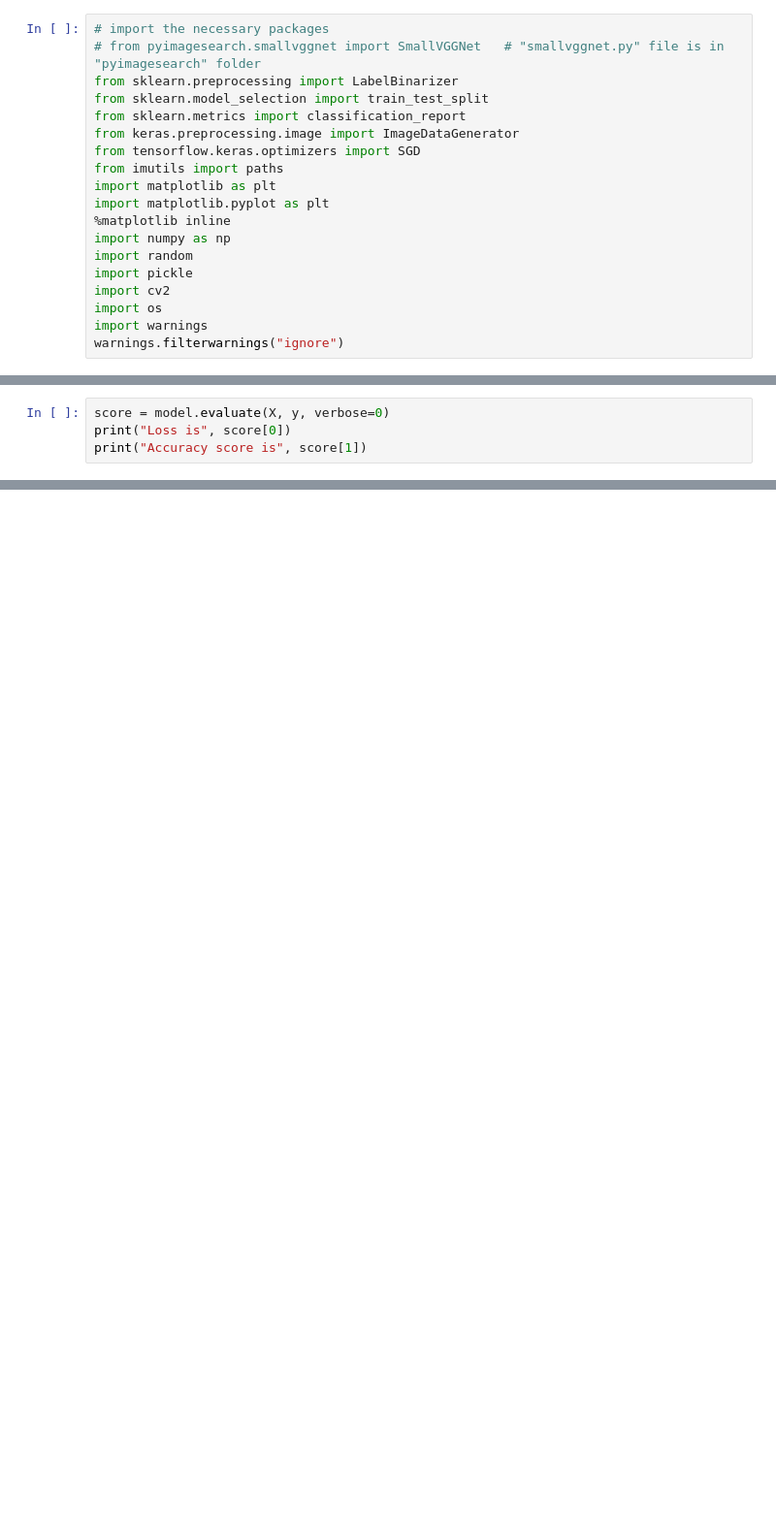
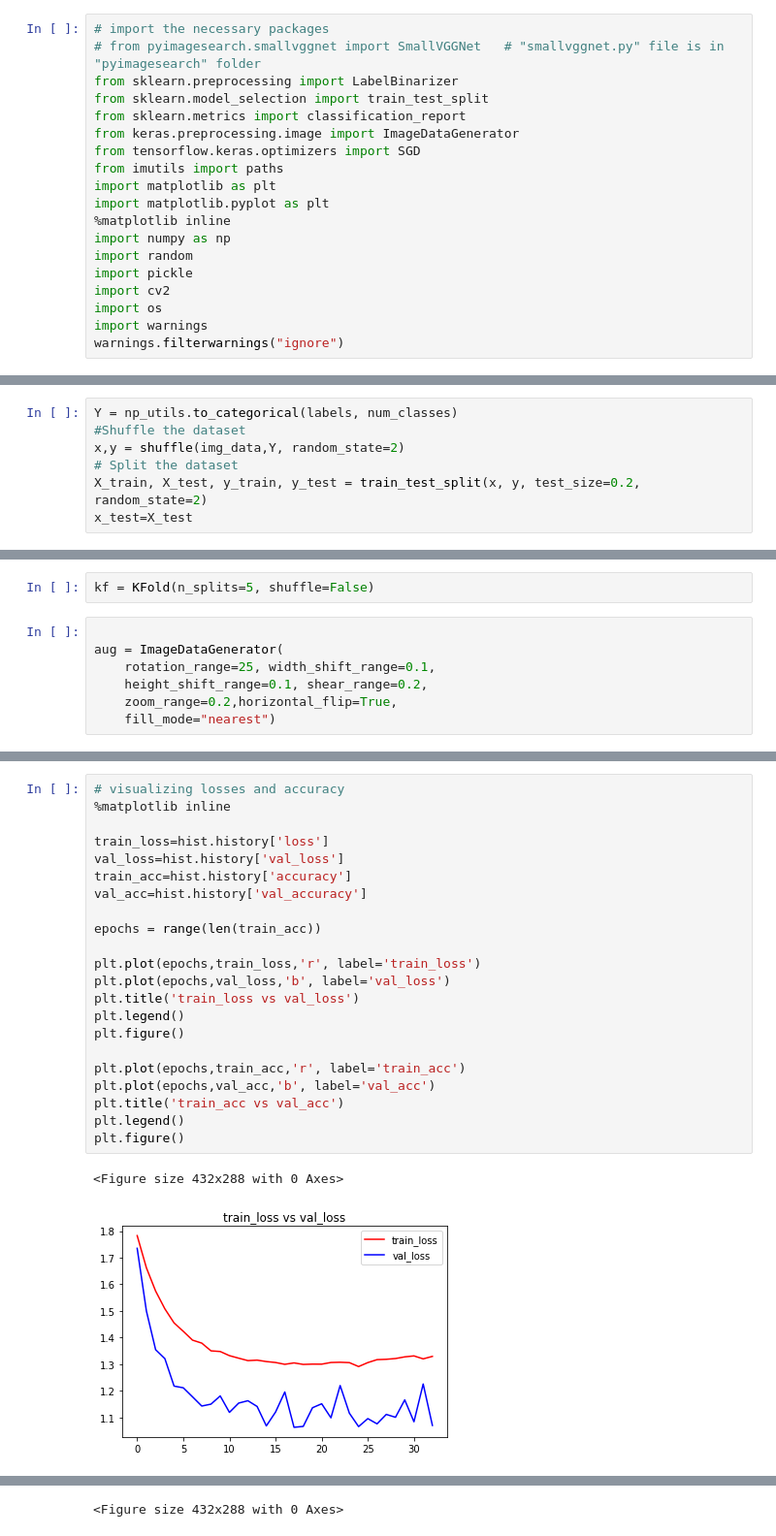
Before and after one commit to 6210612724/deep_learing, a Jupyter notebook: CNN.ipynb, the cells around one changed output, grey strips where cells are left out. Shown: that part at 97% size. Cells and saved outputs as stored; diff of their text form; blank space fills up the shorter version.

```diff
--- a/CNN.ipynb
+++ b/CNN.ipynb
@@ -444,4 +58,0 @@ y = lb.transform(y)
-# %%
-score = model.evaluate(X, y, verbose=0)
-print("Loss is", score[0])
-print("Accuracy score is", score[1])
@@ -447,0 +114,7 @@ print("Accuracy score is", score[1])
+# %%
+Y = np_utils.to_categorical(labels, num_classes)
+#Shuffle the dataset
+x,y = shuffle(img_data,Y, random_state=2)
+# Split the dataset
+X_train, X_test, y_train, y_test = train_test_split(x, y, test_size=0.2, random_state=2)
+x_test=X_test
@@ -447,0 +172,9 @@ print("Accuracy score is", score[1])
+# %%
+kf = KFold(n_splits=5, shuffle=False)
+# %%
+
+aug = ImageDataGenerator(
+    rotation_range=25, width_shift_range=0.1,
+    height_shift_range=0.1, shear_range=0.2,
+    zoom_range=0.2,horizontal_flip=True,
+    fill_mode="nearest")
@@ -447,0 +247,25 @@ print("Accuracy score is", score[1])
+# %%
+# visualizing losses and accuracy
+%matplotlib inline
+
+train_loss=hist.history['loss']
+val_loss=hist.history['val_loss']
+train_acc=hist.history['accuracy']
+val_acc=hist.history['val_accuracy']
+
+epochs = range(len(train_acc))
+
+plt.plot(epochs,train_loss,'r', label='train_loss')
+plt.plot(epochs,val_loss,'b', label='val_loss')
+plt.title('train_loss vs val_loss')
+plt.legend()
+plt.figure()
+
+plt.plot(epochs,train_acc,'r', label='train_acc')
+plt.plot(epochs,val_acc,'b', label='val_acc')
+plt.title('train_acc vs val_acc')
+plt.legend()
+plt.figure()
+# %% [output]
+<Figure size 432x288 with 0 Axes>
+[figure, added]
@@ -447,0 +273 @@ print("Accuracy score is", score[1])
+<Figure size 432x288 with 0 Axes>
```
Also changed, not shown: parts of 53 cells of this notebook.
